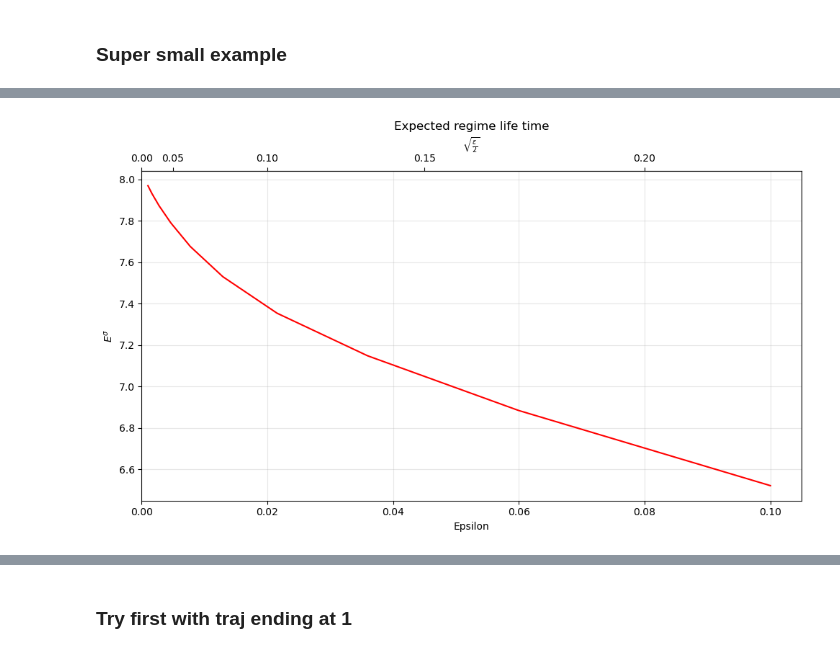
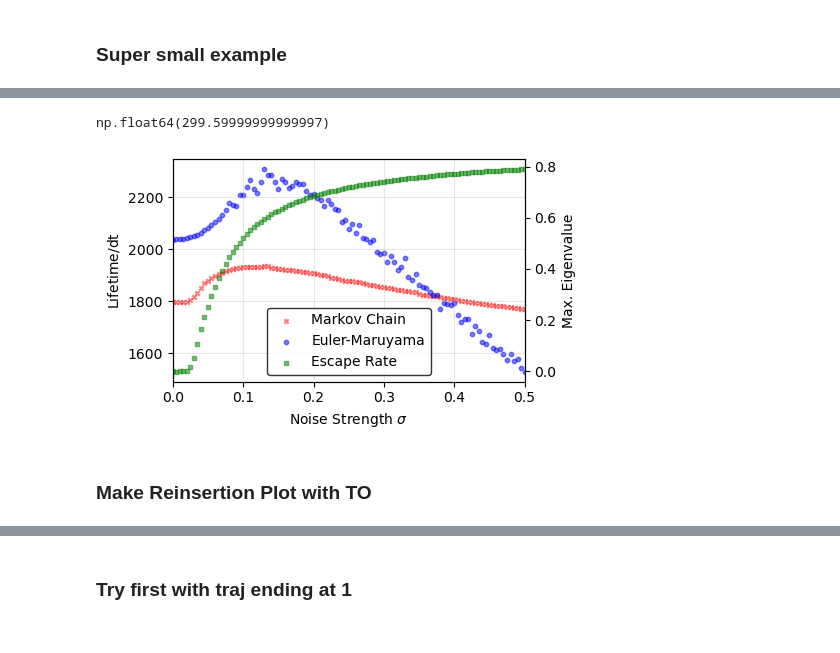
Before and after one commit to hschoeller/Stochastic_Intertia, a Jupyter notebook: code/code_deposit/Toy.ipynb, the cells around one changed output, grey strips where cells are left out. Saved outputs shown, nothing was run; the diff lists cells and outputs as text; code cells hidden in the pictures.

```diff
--- a/code/code_deposit/Toy.ipynb
+++ b/code/code_deposit/Toy.ipynb
@@ -713,2 +527,6 @@ array([8.61098511, 8.35566195, 7.85728075, 6.95996058, 5.60977469,
+# %%
+# new dt because of effective subsampling
+dt_eff = dt * first_reset/10
+eps_values = (2 * (dt_eff) * sigmas**2)
 # %%
 t_escape = []
@@ -737,13 +554,17 @@ plt.tight_layout()
 # %%
 regime_dict = {}
-
-for eps in epsilons:
+escape_rate_dict = {}
+for eps in eps_values:
 
     DMM, A = diffusion_maps_matrix_1d(mini_traj, eps)
-    L = sparse.hstack([sparse.csr_matrix((DMM.shape[0], 1)),
-                       DMM[:, :DMM.shape[0]-1]], format='csr')
+    L = sparse.vstack(
+        [DMM[1:], sparse.csr_matrix((1, DMM.shape[1]))], format='csr')
     Q = L[blocking_mask][:, blocking_mask].tocsr()
-
+    try:
+        eigval, _ = eigs(Q, k=1, which='LM')
+        escape_rate_dict[eps] = eigval.real[0]
+    except Exception as e:
+        escape_rate_dict[eps] = np.nan
     I = sparse.eye(Q.shape[0], format='csr')
     t_escape = spsolve(I - Q, np.ones(Q.shape[0]))
 
@@ -752,6 +573,5 @@ for eps in epsilons:
     p1 = p0 @ L
     p_regime = p1[blocking_mask]
     p_enter = p_regime / p_regime.sum()
-    print(p_enter)
     regime_dict[eps] = np.dot(p_enter, t_escape)
 # %% [output]
@@ -778,15 +595,39 @@ for eps in epsilons:
+# %%
+dt_eff/dt
+# %% [output]
+np.float64(299.59999999999997)
 # %%
-fig, ax = plt.subplots(figsize=(10, 6))
-ax.plot(np.array(sorted(regime_dict.keys())),
-        np.array([regime_dict[k]
-                 for k in sorted(regime_dict.keys())]),
-        color='red', linewidth=1.5)
-ax.set_xlabel("Epsilon")
-ax.set_ylabel("$E^{\\sigma}$")
-ax.set_title("Expected regime life time")
+means = np.array([np.mean(v) for k, v in sorted(lifetimes.items())])
+fig, ax = plt.subplots(figsize=(5, 3))
+ax.scatter(np.sqrt(np.array(sorted(regime_dict.keys())) / (dt_eff*2)),
+           np.array([regime_dict[k] * dt_eff/dt
+                     for k in sorted(regime_dict.keys())]),
+           color='red', marker='x', s=10, alpha=.5, label='Markov Chain')
+ax.scatter(np.asarray(sorted(lifetimes.keys()), dtype=float), means,
+           color='blue', s=10, alpha=0.5, label='Euler-Maruyama')
+ax.set_xlabel("Noise Strength $\sigma$")
+ax.set_ylabel("Lifetime/$\mathrm{dt}$")
 ax.grid(True, alpha=0.3)
+ax.set_xlim(0, 0.5)
+ax_rate = ax.twinx()
+ax_rate.scatter(np.sqrt(np.array(sorted(escape_rate_dict.keys()))/(dt_eff*2)),
+                np.array([escape_rate_dict[k]
+                          for k in sorted(escape_rate_dict.keys())]),
+                color='green', marker='s', s=10, alpha=.5, label='Escape Rate')
+ax_rate.set_ylabel("Max. Eigenvalue")
+handles1, labels1 = ax.get_legend_handles_labels()
+handles2, labels2 = ax_rate.get_legend_handles_labels()
 
-fig, ax = add_scaled_top_axis(fig, ax, sorted(regime_dict.keys()))
+# Combine them
+handles = handles1 + handles2
+labels = labels1 + labels2
+
+# Make a single legend
+ax.legend(handles, labels, facecolor='white',
+          edgecolor='black', loc='lower center')
+
 plt.tight_layout()
 # %% [output]
-[figure, old version]
+[figure, new version]
+# %% [markdown]
+### Make Reinsertion Plot with TO
```
Also changed, not shown: parts of 75 cells of this notebook, 10 other files.
